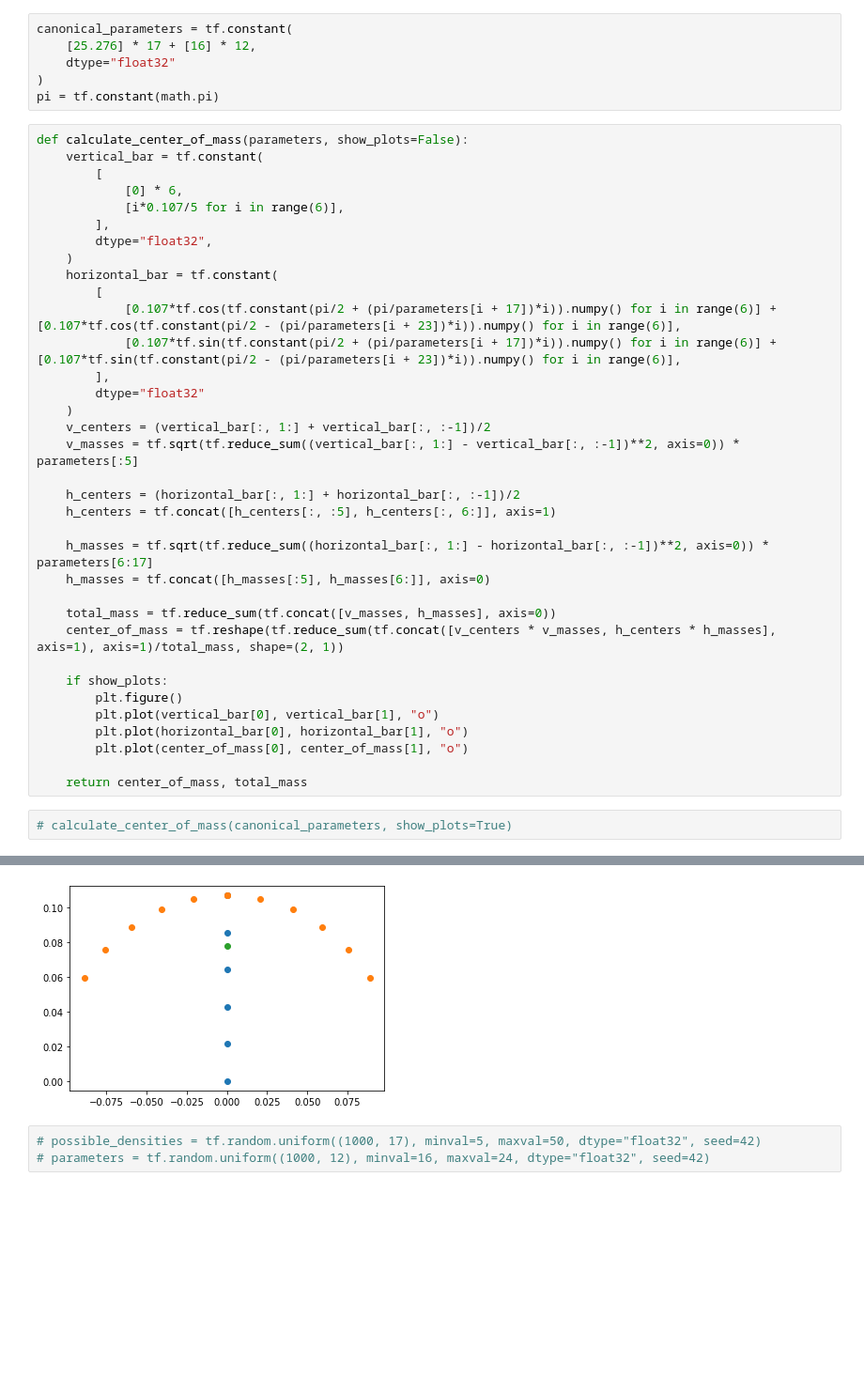
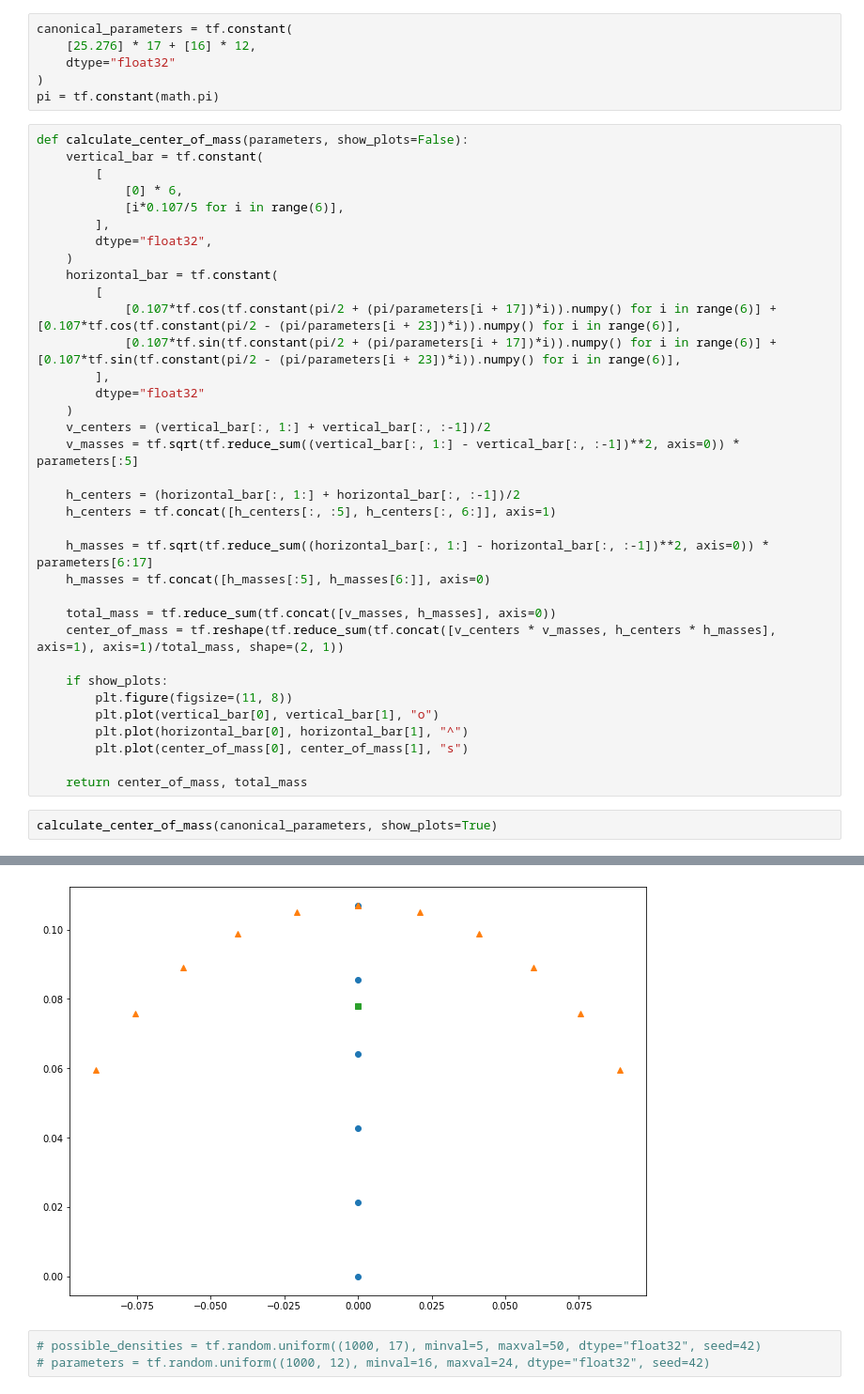
Before and after one commit to DimonLuk/am-diploma-dev, a Jupyter notebook: center_of_mass_calculation.ipynb, the cells around one changed output, grey strips where cells are left out. Shown at 94% size. Cells and saved outputs as stored; diff of their text form; blank space fills up the shorter version.

Commit message:
Improve visual output of center of mass calculation.

```diff
--- a/center_of_mass_calculation.ipynb
+++ b/center_of_mass_calculation.ipynb
@@ -37,20 +37,20 @@ def calculate_center_of_mass(parameters, show_plots=False):
     center_of_mass = tf.reshape(tf.reduce_sum(tf.concat([v_centers * v_masses, h_centers * h_masses], axis=1), axis=1)/total_mass, shape=(2, 1))
 
     if show_plots:
-        plt.figure()
+        plt.figure(figsize=(11, 8))
         plt.plot(vertical_bar[0], vertical_bar[1], "o")
-        plt.plot(horizontal_bar[0], horizontal_bar[1], "o")
-        plt.plot(center_of_mass[0], center_of_mass[1], "o")
+        plt.plot(horizontal_bar[0], horizontal_bar[1], "^")
+        plt.plot(center_of_mass[0], center_of_mass[1], "s")
 
     return center_of_mass, total_mass
 # %%
-# calculate_center_of_mass(canonical_parameters, show_plots=True)
+calculate_center_of_mass(canonical_parameters, show_plots=True)
 # %% [output]
 (<tf.Tensor: shape=(2, 1), dtype=float32, numpy=
  array([[-4.6529244e-10],
         [ 7.7888846e-02]], dtype=float32)>,
  <tf.Tensor: shape=(), dtype=float32, numpy=8.006342>)
-[figure, old version]
+[figure, new version]
 # %%
 # possible_densities = tf.random.uniform((1000, 17), minval=5, maxval=50, dtype="float32", seed=42)
 # parameters = tf.random.uniform((1000, 12), minval=16, maxval=24, dtype="float32", seed=42)
```
